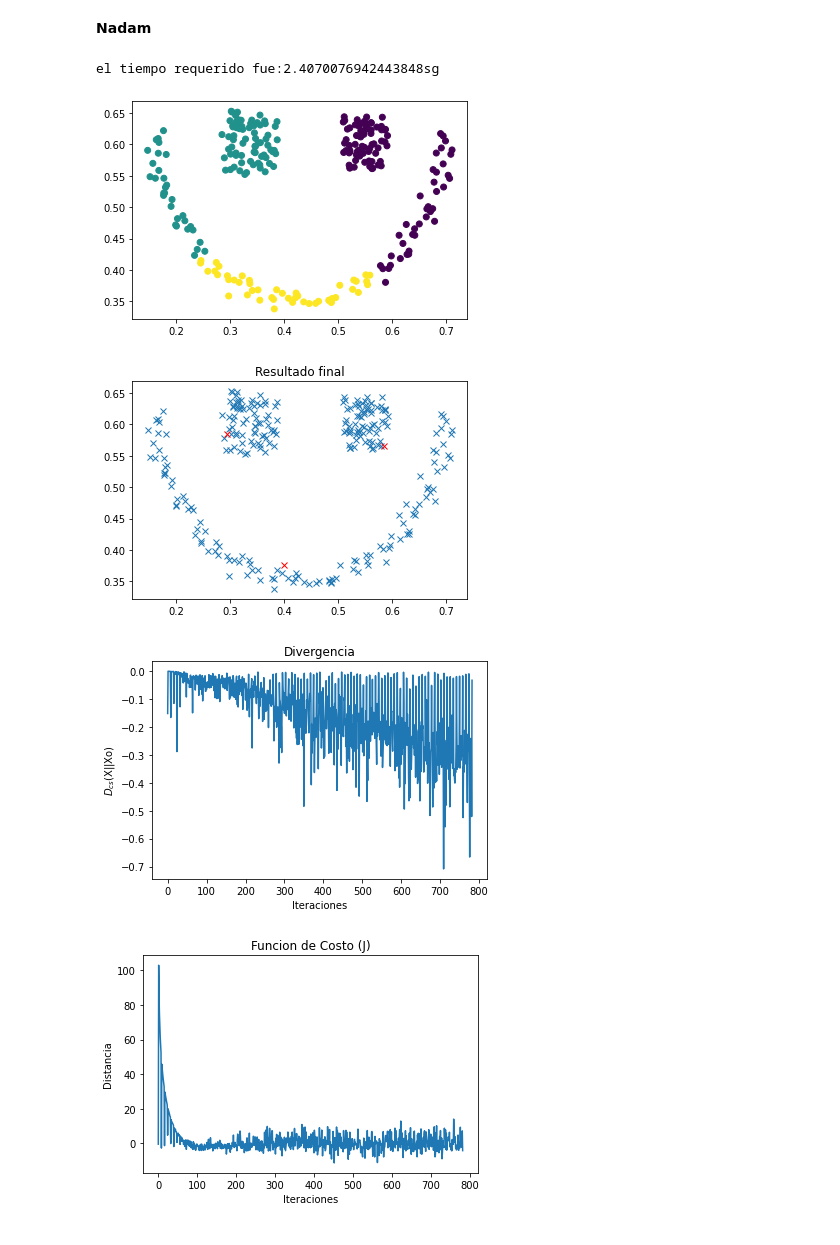
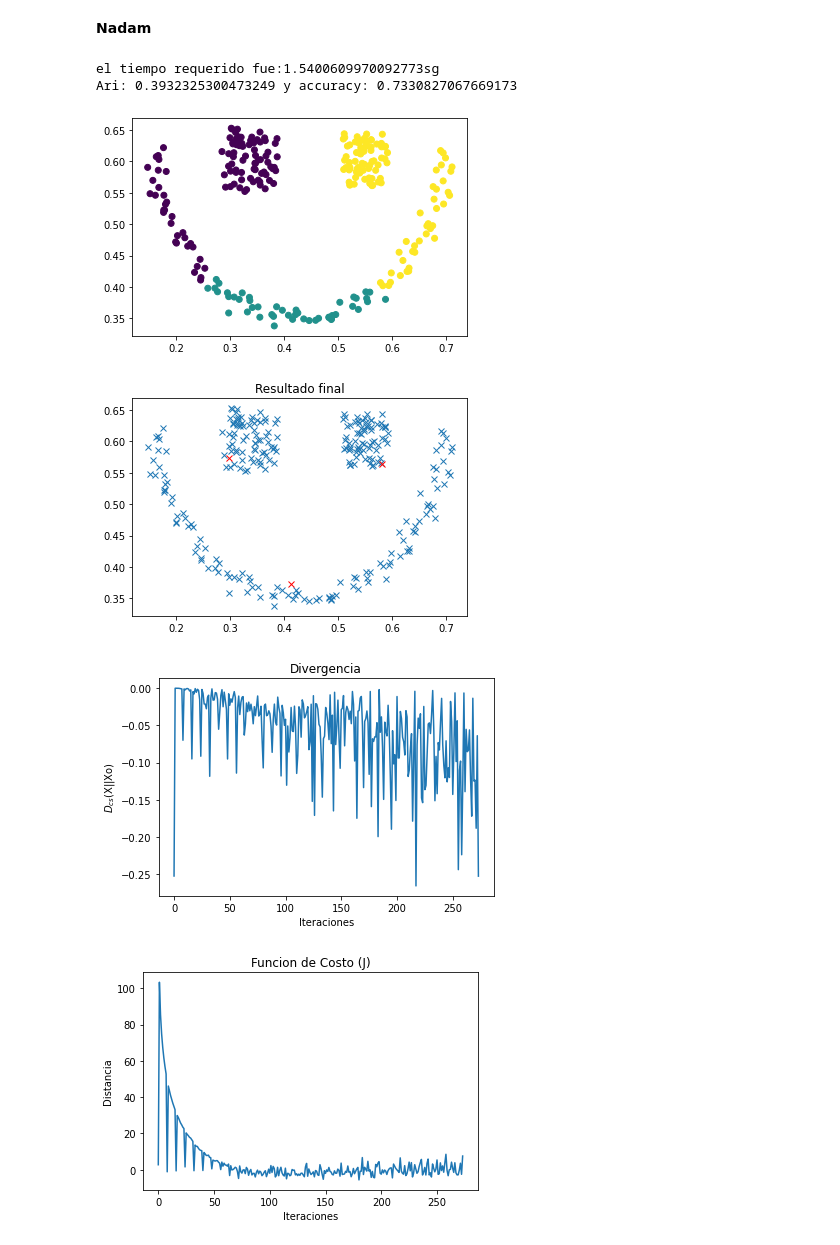
Before and after one commit to Bryan0122/PRI, a Jupyter notebook: PRI_Test.ipynb, the cells around one changed output. Cells and saved outputs as stored; diff of their text form; code cells hidden in the pictures.

```diff
--- a/PRI_Test.ipynb
+++ b/PRI_Test.ipynb
@@ -112,21 +119,20 @@ el tiempo requerido fue:1.3514404296875sg
 # %% [markdown]
 **Nadam**
 # %%
-# %%
-data = sio.loadmat(DB)['DB'][0, 0]
-happy = data['happy']
-sc = SpectralClustering(n_clusters=3, n_neighbors=5, gamma = 1000)
-sc.fit(happy)
-labels_happy = sc.labels_
 t = time.time()
 p = MiniBatchPRI(n_groups=3, lambda_=25, sigma_initial=100, method='SGD',optimization='Nadam',
                  reduction_ = True)
 p.fit(happy)
 print('el tiempo requerido fue:'+ str(time.time() - t)+'sg')
+labels_pre_SGDN=p.predict(happy)
+Rari_SGDN=adjusted_rand_score(labels_happy,labels_pre_SGDN)
+Racc_SGDN=accuracy_score(labels_happy,labels_pre_SGDN)
+print('Ari: '+str(Rari_SGDN)+' y'+' accuracy: '+str(Racc_SGDN))
 p.results()
 # %% [output]
-el tiempo requerido fue:2.4070076942443848sg
+el tiempo requerido fue:1.5400609970092773sg
+Ari: 0.3932325300473249 y accuracy: 0.7330827067669173
-[figure, old version]
+[figure, new version]
-[figure, old version]
+[figure, new version]
-[figure, old version]
+[figure, new version]
-[figure, old version]
+[figure, new version]
```
Also changed, not shown: parts of 10 cells of this notebook.
